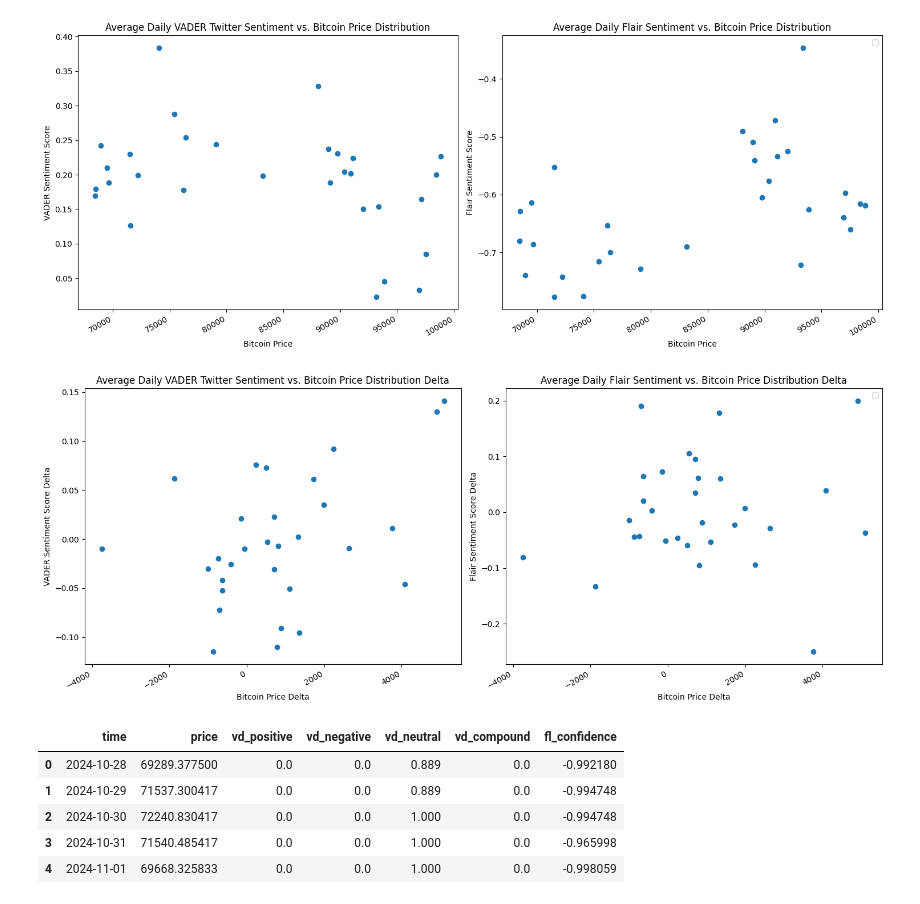
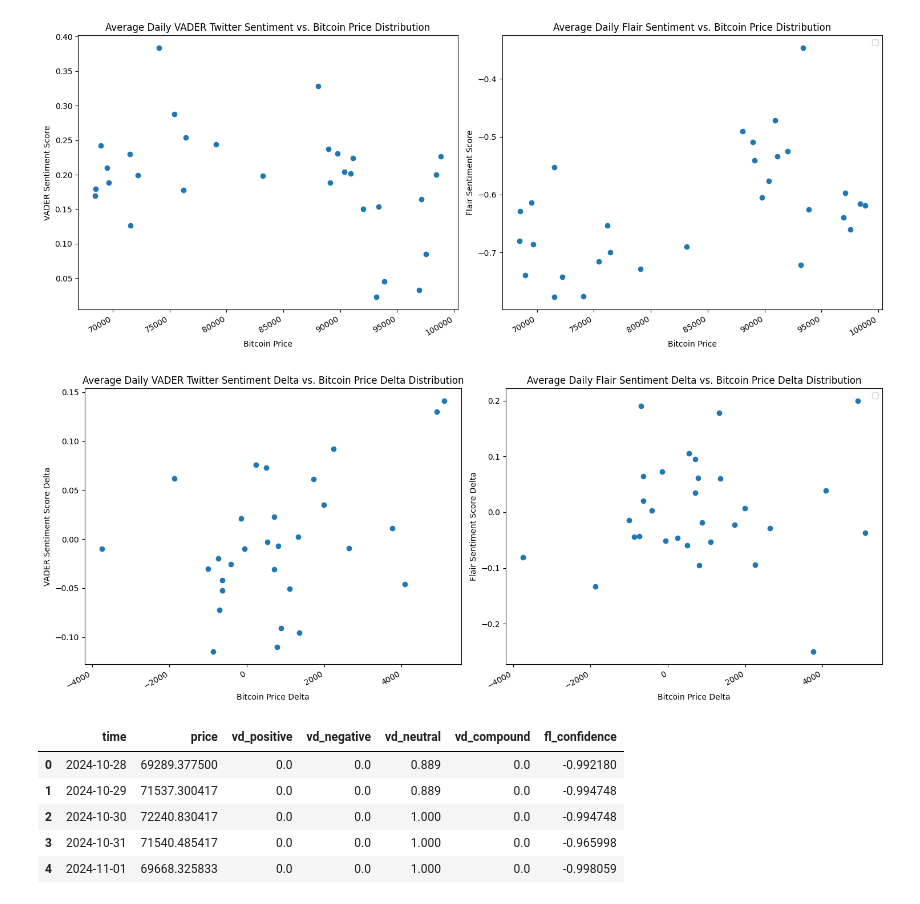
Before and after one commit to RubyQianru/Crypto-Price-and-Twitter-Sentimental-Analysis, a Jupyter notebook: main.ipynb, the cells around one changed output. Drawn from its saved outputs; the diff is of its cells as text; code cells hidden in the pictures.

```diff
--- a/main.ipynb
+++ b/main.ipynb
@@ -654,24 +579,11 @@ plt.show()
 # %% [output]
 [figure]
-# %%
-f, ax = plt.subplots(1, 2, figsize=(15, 6))
-
-ax[0].scatter(day_btc_tw['price_delta'], day_btc_tw['vd_compound_delta'])
-ax[0].set_xlabel("Bitcoin Price Delta")
-ax[0].set_ylabel("VADER Sentiment Score Delta")
-ax[0].set_title("Average Daily VADER Twitter Sentiment vs. Bitcoin Price Distribution Delta")
-
-ax[1].scatter(day_btc_tw['price_delta'], day_btc_tw['fl_confidence_delta'] )
-ax[1].set_xlabel("Bitcoin Price Delta")
-ax[1].set_ylabel("Flair Sentiment Score Delta")
-ax[1].set_title("Average Daily Flair Sentiment vs. Bitcoin Price Distribution Delta")
-
-plt.gcf().autofmt_xdate()
-plt.tight_layout()
-plt.legend()
-plt.show()
-# %% [output]
-[figure, removed]
+# %%
+p.sentiment_price_scatter(day_btc_tw['price_delta'], day_btc_tw['vd_compound_delta'], day_btc_tw['fl_confidence_delta'],
+  "Average Daily VADER Twitter Sentiment Delta vs. Bitcoin Price Delta Distribution","Bitcoin Price Delta","VADER Sentiment Score Delta",
+  "Average Daily Flair Sentiment Delta vs. Bitcoin Price Delta Distribution", "Bitcoin Price Delta", "Flair Sentiment Score Delta")
+# %% [output]
+[figure, added]
 # %%
 # Merge btc_data with tw_data using sentiment median values
 df = pd.merge(day_btc, v_day_med, on='time')
```
Also changed, not shown: parts of 16 cells of this notebook, 1 other file.
